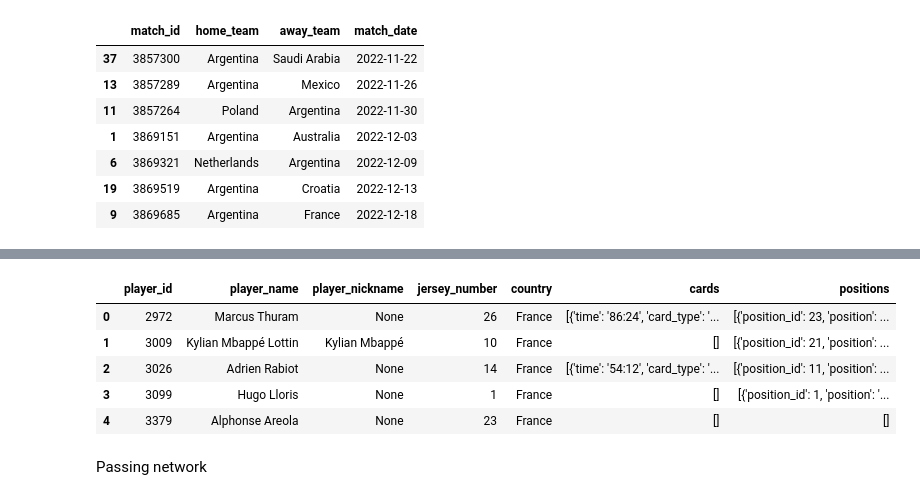
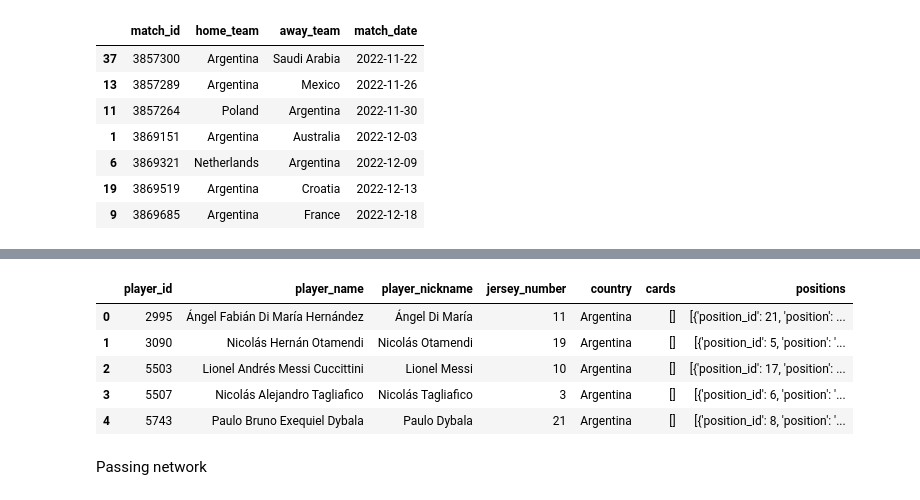
Before and after one commit to vassilismylo/statsbomb_project, a Jupyter notebook: etl/wc_final.ipynb, the cells around one changed output, grey strips where cells are left out. Saved outputs shown, nothing was run; the diff lists cells and outputs as text; code cells hidden in the pictures.

```diff
--- a/etl/wc_final.ipynb
+++ b/etl/wc_final.ipynb
@@ -25,15 +27,15 @@ events_final.shape
 # %%
 lineups = sb.lineups(match_id=final_match_id)
 # %%
-arg_lineup = lineups["France"]
+arg_lineup = lineups["Argentina"]
 arg_lineup.head()
 # %% [output]
 |  | player_id | player_name | player_nickname | jersey_number | country | cards | positions |
-| 0 | 2972 | Marcus Thuram | None | 26 | France | [{'time': '86:24', 'card_type': '... | [{'position_id': 23, 'position': ... |
-| 1 | 3009 | Kylian Mbappé Lottin | Kylian Mbappé | 10 | France | [] | [{'position_id': 21, 'position': ... |
-| 2 | 3026 | Adrien Rabiot | None | 14 | France | [{'time': '54:12', 'card_type': '... | [{'position_id': 11, 'position': ... |
-| 3 | 3099 | Hugo Lloris | None | 1 | France | [] | [{'position_id': 1, 'position': '... |
-| 4 | 3379 | Alphonse Areola | None | 23 | France | [] | [] |
+| 0 | 2995 | Ángel Fabián Di María Hernández | Ángel Di María | 11 | Argentina | [] | [{'position_id': 21, 'position': ... |
+| 1 | 3090 | Nicolás Hernán Otamendi | Nicolás Otamendi | 19 | Argentina | [] | [{'position_id': 5, 'position': '... |
+| 2 | 5503 | Lionel Andrés Messi Cuccittini | Lionel Messi | 10 | Argentina | [] | [{'position_id': 17, 'position': ... |
+| 3 | 5507 | Nicolás Alejandro Tagliafico | Nicolás Tagliafico | 3 | Argentina | [] | [{'position_id': 6, 'position': '... |
+| 4 | 5743 | Paulo Bruno Exequiel Dybala | Paulo Dybala | 21 | Argentina | [] | [{'position_id': 8, 'position': '... |
 # %%
 shirt_map = (
     arg_lineup[["player_name", "jersey_number"]]
```
Also changed, not shown: parts of 24 cells of this notebook, 5 other files.
